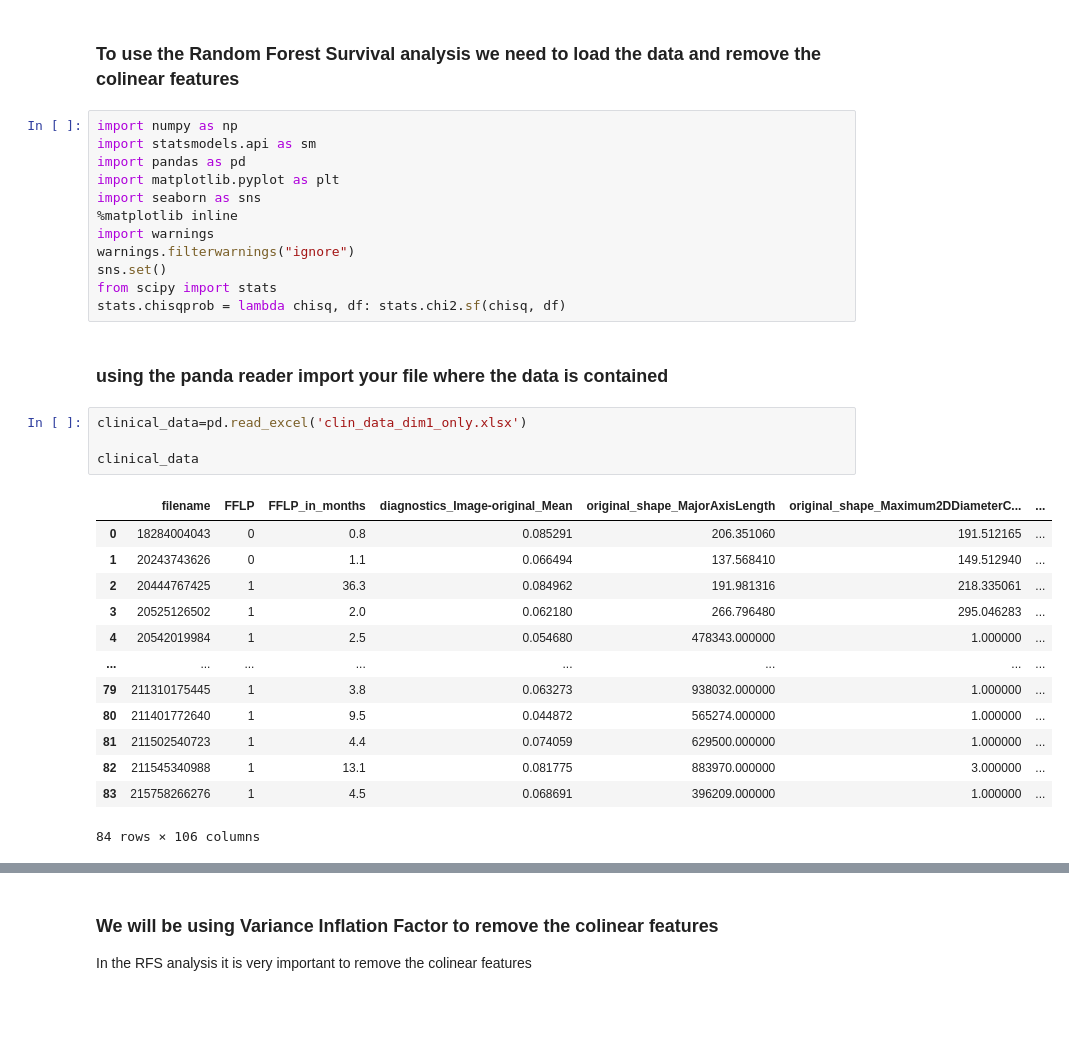
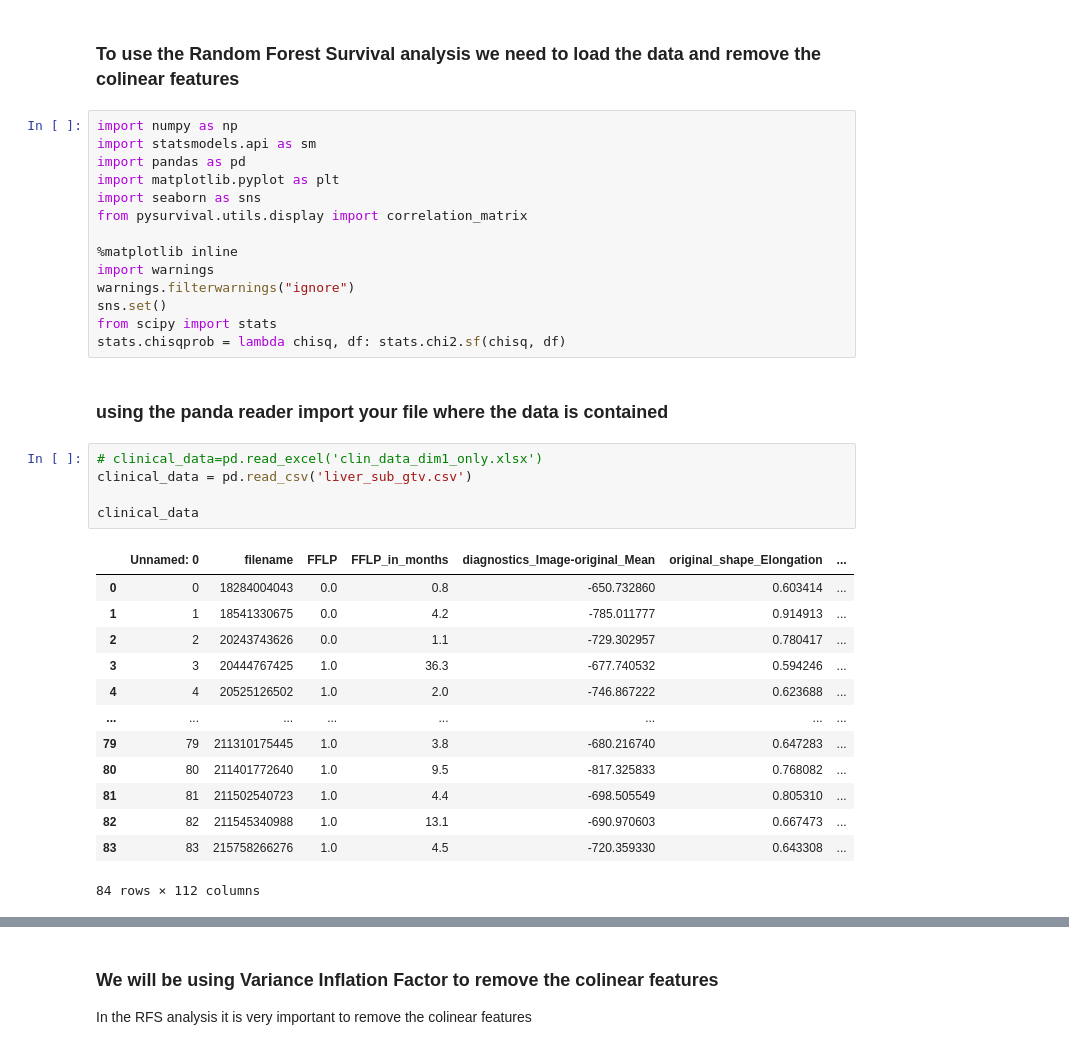
Before and after one commit to ricky-hu/liver_mets, a Jupyter notebook: random_forest.ipynb, the cells around one changed output, grey strips where cells are left out. Cells and saved outputs as stored; diff of their text form; blank space fills up the shorter version.

```diff
--- a/random_forest.ipynb
+++ b/random_forest.ipynb
@@ -17,6 +17,8 @@ import statsmodels.api as sm
 import pandas as pd
 import matplotlib.pyplot as plt
 import seaborn as sns
+from pysurvival.utils.display import correlation_matrix
+
 %matplotlib inline
 import warnings
 warnings.filterwarnings("ignore")
@@ -26,23 +28,24 @@ stats.chisqprob = lambda chisq, df: stats.chi2.sf(chisq, df)
 # %% [markdown]
 ### using the panda reader import your file where the data is contained
 # %%
-clinical_data=pd.read_excel('clin_data_dim1_only.xlsx')
+# clinical_data=pd.read_excel('clin_data_dim1_only.xlsx')
+clinical_data = pd.read_csv('liver_sub_gtv.csv')
 
 clinical_data
 # %% [output]
-|  | filename | FFLP | FFLP_in_months | diagnostics_Image-original_Mean | original_shape_MajorAxisLength | original_shape_Maximum2DDiameterC... | ... |
-| 0 | 18284004043 | 0 | 0.8 | 0.085291 | 206.351060 | 191.512165 | ... |
-| 1 | 20243743626 | 0 | 1.1 | 0.066494 | 137.568410 | 149.512940 | ... |
-| 2 | 20444767425 | 1 | 36.3 | 0.084962 | 191.981316 | 218.335061 | ... |
-| 3 | 20525126502 | 1 | 2.0 | 0.062180 | 266.796480 | 295.046283 | ... |
-| 4 | 20542019984 | 1 | 2.5 | 0.054680 | 478343.000000 | 1.000000 | ... |
+|  | Unnamed: 0 | filename | FFLP | FFLP_in_months | diagnostics_Image-original_Mean | original_shape_Elongation | ... |
+| 0 | 0 | 18284004043 | 0.0 | 0.8 | -650.732860 | 0.603414 | ... |
+| 1 | 1 | 18541330675 | 0.0 | 4.2 | -785.011777 | 0.914913 | ... |
+| 2 | 2 | 20243743626 | 0.0 | 1.1 | -729.302957 | 0.780417 | ... |
+| 3 | 3 | 20444767425 | 1.0 | 36.3 | -677.740532 | 0.594246 | ... |
+| 4 | 4 | 20525126502 | 1.0 | 2.0 | -746.867222 | 0.623688 | ... |
 | ... | ... | ... | ... | ... | ... | ... | ... |
-| 79 | 211310175445 | 1 | 3.8 | 0.063273 | 938032.000000 | 1.000000 | ... |
-| 80 | 211401772640 | 1 | 9.5 | 0.044872 | 565274.000000 | 1.000000 | ... |
-| 81 | 211502540723 | 1 | 4.4 | 0.074059 | 629500.000000 | 1.000000 | ... |
-| 82 | 211545340988 | 1 | 13.1 | 0.081775 | 883970.000000 | 3.000000 | ... |
-| 83 | 215758266276 | 1 | 4.5 | 0.068691 | 396209.000000 | 1.000000 | ... |
+| 79 | 79 | 211310175445 | 1.0 | 3.8 | -680.216740 | 0.647283 | ... |
+| 80 | 80 | 211401772640 | 1.0 | 9.5 | -817.325833 | 0.768082 | ... |
+| 81 | 81 | 211502540723 | 1.0 | 4.4 | -698.505549 | 0.805310 | ... |
+| 82 | 82 | 211545340988 | 1.0 | 13.1 | -690.970603 | 0.667473 | ... |
+| 83 | 83 | 215758266276 | 1.0 | 4.5 | -720.359330 | 0.643308 | ... |
-84 rows × 106 columns
+84 rows × 112 columns
 # %%
 # originally this step manually removes excluded rows, but this was done beforehand already
 data=clinical_data.drop([]).reset_index(drop=True)
```
Also changed, not shown: parts of 26 cells of this notebook, 1 other file.
